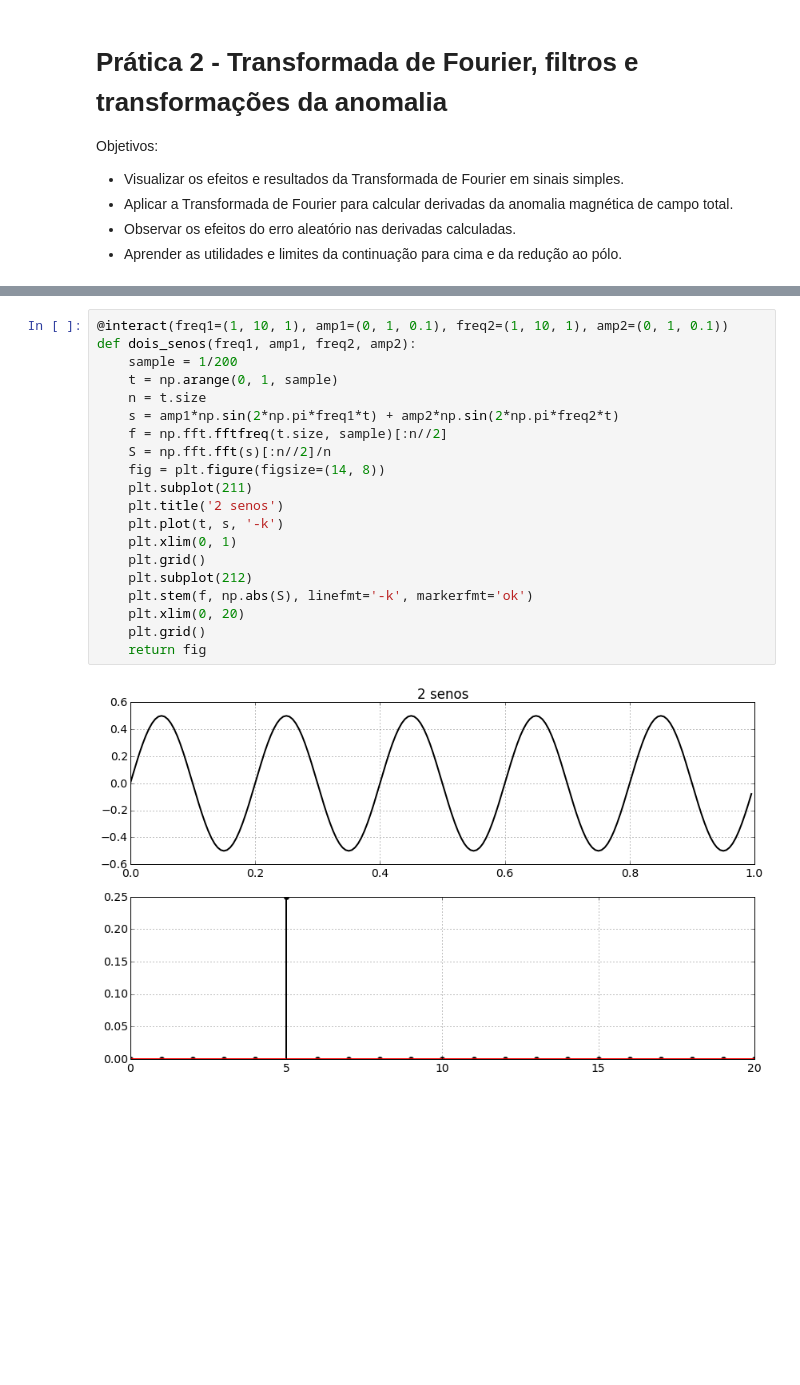
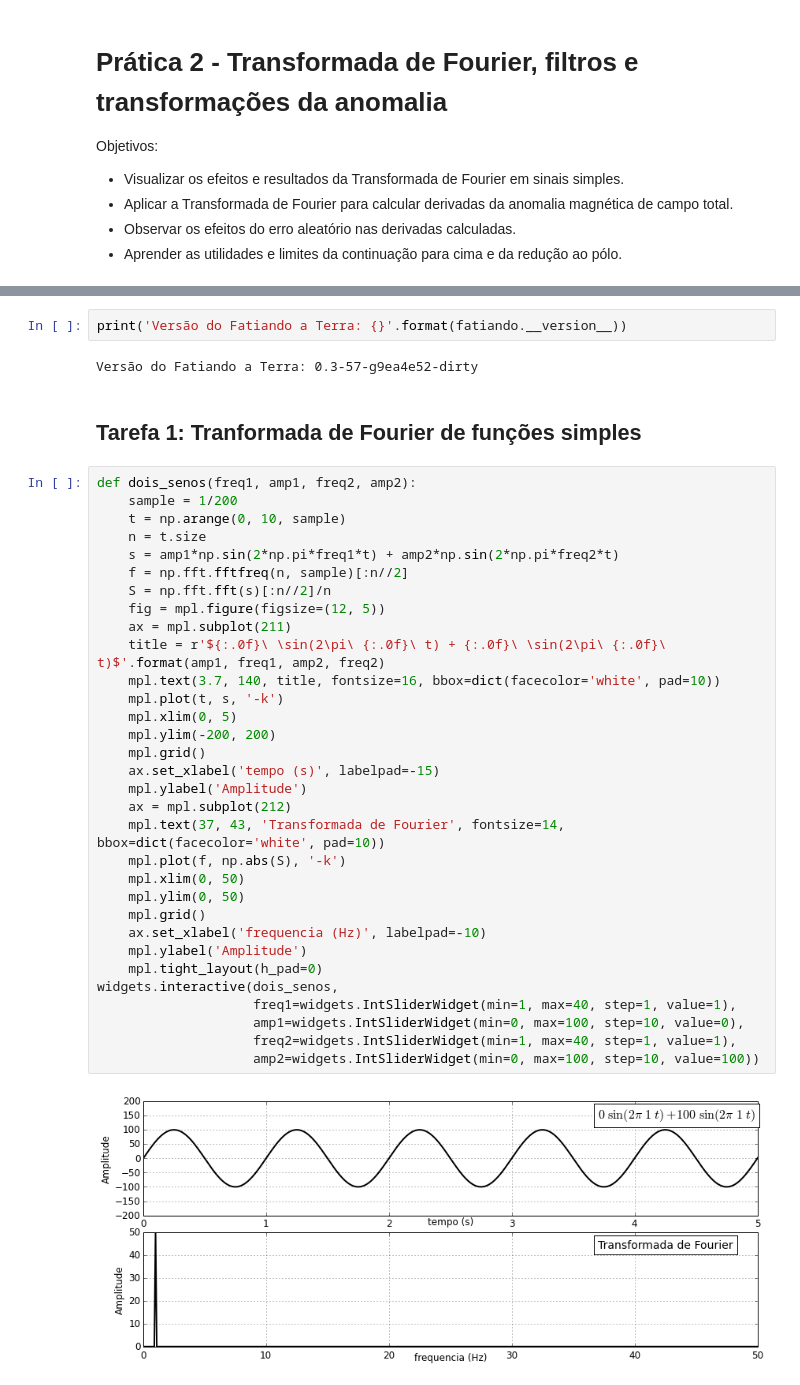
Before and after one commit to leouieda/geofisica1, a Jupyter notebook: lessons/magnetometria/pratica2.ipynb, the cells around one changed output, grey strips where cells are left out. Drawn from its saved outputs; the diff is of its cells as text; blank space fills up the shorter version.

```diff
--- a/lessons/magnetometria/pratica2.ipynb
+++ b/lessons/magnetometria/pratica2.ipynb
@@ -52,22 +30,40 @@ def seno(freq):
-# %%
-@interact(freq1=(1, 10, 1), amp1=(0, 1, 0.1), freq2=(1, 10, 1), amp2=(0, 1, 0.1))
-def dois_senos(freq1, amp1, freq2, amp2):
-    sample = 1/200
-    t = np.arange(0, 1, sample)
-    n = t.size
-    s = amp1*np.sin(2*np.pi*freq1*t) + amp2*np.sin(2*np.pi*freq2*t)
-    f = np.fft.fftfreq(t.size, sample)[:n//2]
-    S = np.fft.fft(s)[:n//2]/n
-    fig = plt.figure(figsize=(14, 8))
-    plt.subplot(211)
-    plt.title('2 senos')
-    plt.plot(t, s, '-k')
-    plt.xlim(0, 1)
-    plt.grid()
-    plt.subplot(212)
-    plt.stem(f, np.abs(S), linefmt='-k', markerfmt='ok')
-    plt.xlim(0, 20)
-    plt.grid()
-    return fig
-# %% [output]
-[figure, removed]
+# %%
+print('Versão do Fatiando a Terra: {}'.format(fatiando.__version__))
+# %% [output]
+Versão do Fatiando a Terra: 0.3-57-g9ea4e52-dirty
+# %% [markdown]
+## Tarefa 1: Tranformada de Fourier de funções simples
+# %%
+def dois_senos(freq1, amp1, freq2, amp2):
+    sample = 1/200
+    t = np.arange(0, 10, sample)
+    n = t.size
+    s = amp1*np.sin(2*np.pi*freq1*t) + amp2*np.sin(2*np.pi*freq2*t)
+    f = np.fft.fftfreq(n, sample)[:n//2]
+    S = np.fft.fft(s)[:n//2]/n
+    fig = mpl.figure(figsize=(12, 5))
+    ax = mpl.subplot(211)
+    title = r'${:.0f}\ \sin(2\pi\ {:.0f}\ t) + {:.0f}\ \sin(2\pi\ {:.0f}\ t)$'.format(amp1, freq1, amp2, freq2)
+    mpl.text(3.7, 140, title, fontsize=16, bbox=dict(facecolor='white', pad=10))
+    mpl.plot(t, s, '-k')
+    mpl.xlim(0, 5)
+    mpl.ylim(-200, 200)
+    mpl.grid()
+    ax.set_xlabel('tempo (s)', labelpad=-15)
+    mpl.ylabel('Amplitude')
+    ax = mpl.subplot(212)
+    mpl.text(37, 43, 'Transformada de Fourier', fontsize=14, bbox=dict(facecolor='white', pad=10))
+    mpl.plot(f, np.abs(S), '-k')
+    mpl.xlim(0, 50)
+    mpl.ylim(0, 50)
+    mpl.grid()
+    ax.set_xlabel('frequencia (Hz)', labelpad=-10)
+    mpl.ylabel('Amplitude')
+    mpl.tight_layout(h_pad=0)
+widgets.interactive(dois_senos,
+                    freq1=widgets.IntSliderWidget(min=1, max=40, step=1, value=1),
+                    amp1=widgets.IntSliderWidget(min=0, max=100, step=10, value=0),
+                    freq2=widgets.IntSliderWidget(min=1, max=40, step=1, value=1),
+                    amp2=widgets.IntSliderWidget(min=0, max=100, step=10, value=100))
+# %% [output]
+[figure, added]
```
Also changed, not shown: parts of 10 cells of this notebook.
